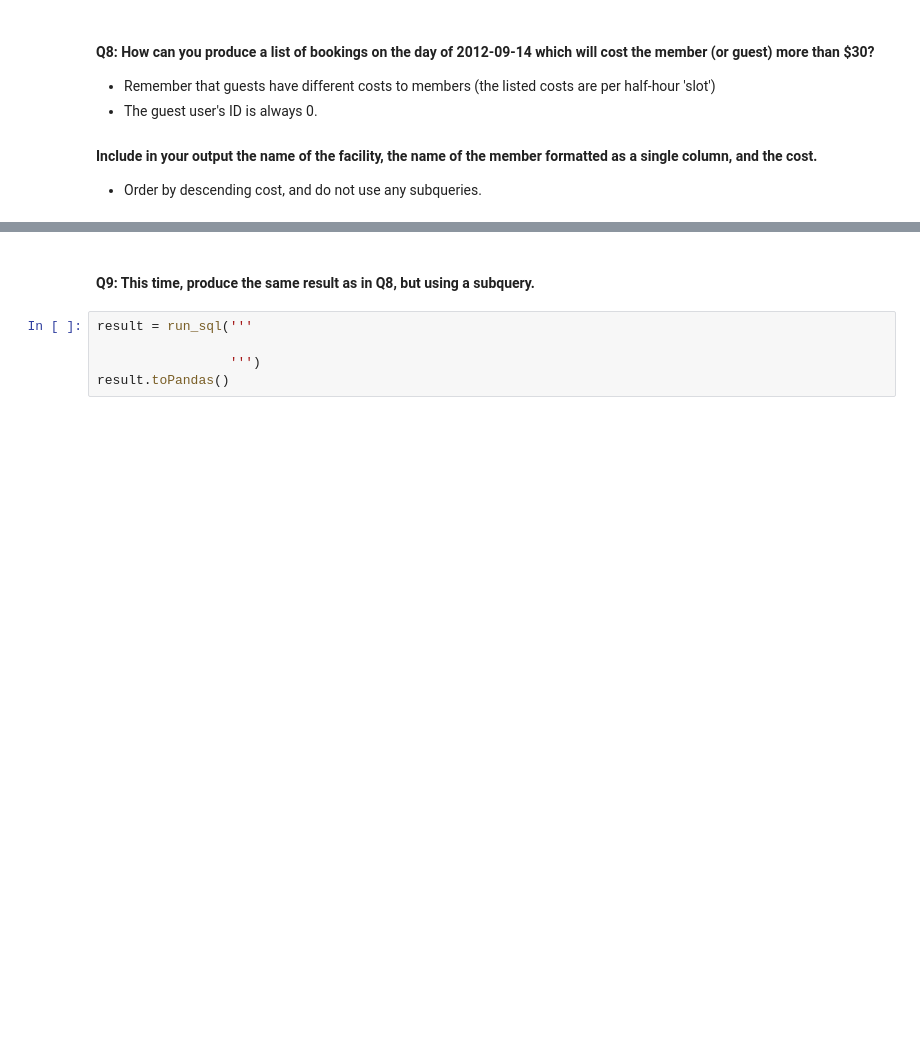
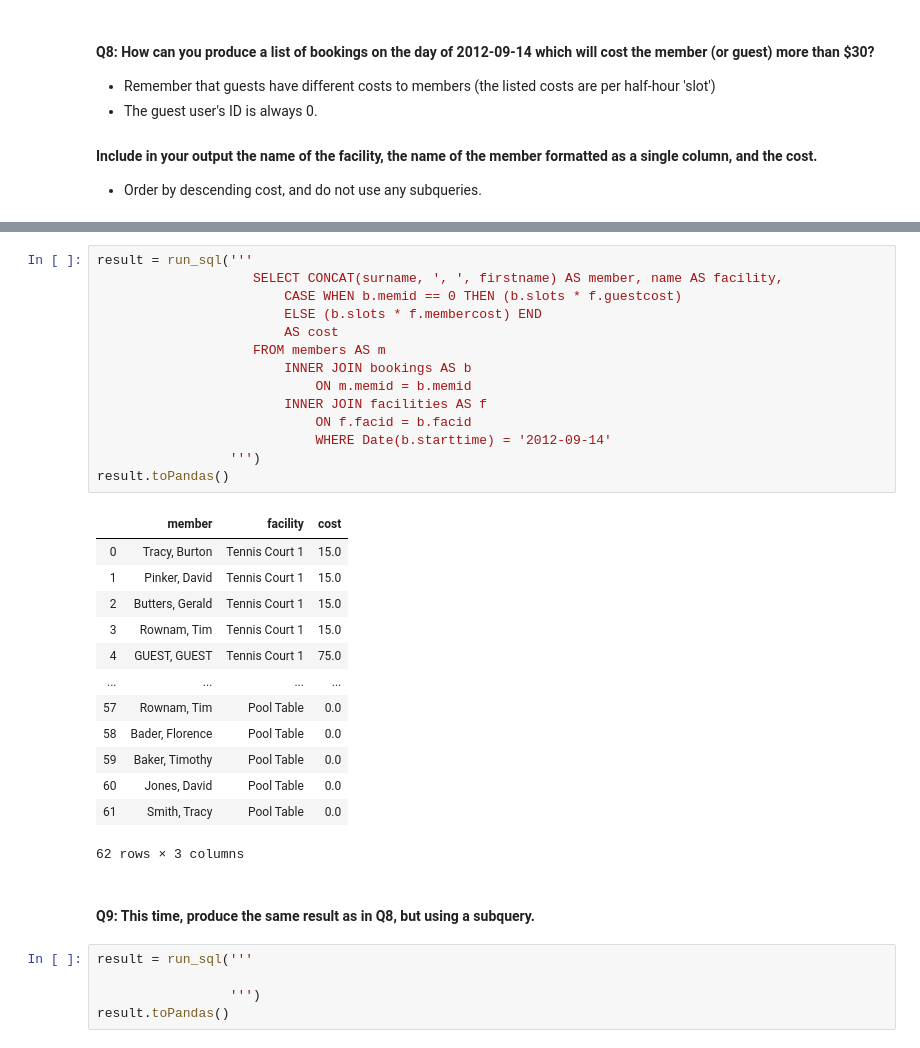
Before and after one commit to gperdrizet/SQL_with_spark, a Jupyter notebook: Mini_Project_SQL_with_Spark.ipynb, the cells around one changed output, grey strips where cells are left out. Drawn from its saved outputs; the diff is of its cells as text; blank space fills up the shorter version.

```diff
--- a/Mini_Project_SQL_with_Spark.ipynb
+++ b/Mini_Project_SQL_with_Spark.ipynb
@@ -356,3 +379,31 @@ result.toPandas()
+# %%
+result = run_sql('''
+                    SELECT CONCAT(surname, ', ', firstname) AS member, name AS facility,
+                        CASE WHEN b.memid == 0 THEN (b.slots * f.guestcost)
+                        ELSE (b.slots * f.membercost) END
+                        AS cost
+                    FROM members AS m
+                        INNER JOIN bookings AS b
+                            ON m.memid = b.memid
+                        INNER JOIN facilities AS f
+                            ON f.facid = b.facid
+                            WHERE Date(b.starttime) = '2012-09-14'
+                 ''')
+result.toPandas()
+# %% [output]
+|  | member | facility | cost |
+| 0 | Tracy, Burton | Tennis Court 1 | 15.0 |
+| 1 | Pinker, David | Tennis Court 1 | 15.0 |
+| 2 | Butters, Gerald | Tennis Court 1 | 15.0 |
+| 3 | Rownam, Tim | Tennis Court 1 | 15.0 |
+| 4 | GUEST, GUEST | Tennis Court 1 | 75.0 |
+| ... | ... | ... | ... |
+| 57 | Rownam, Tim | Pool Table | 0.0 |
+| 58 | Bader, Florence | Pool Table | 0.0 |
+| 59 | Baker, Timothy | Pool Table | 0.0 |
+| 60 | Jones, David | Pool Table | 0.0 |
+| 61 | Smith, Tracy | Pool Table | 0.0 |
+62 rows × 3 columns
 # %% [markdown]
 #### Q9: This time, produce the same result as in Q8, but using a subquery.
 # %%
```
Also changed, not shown: parts of 12 cells of this notebook.
